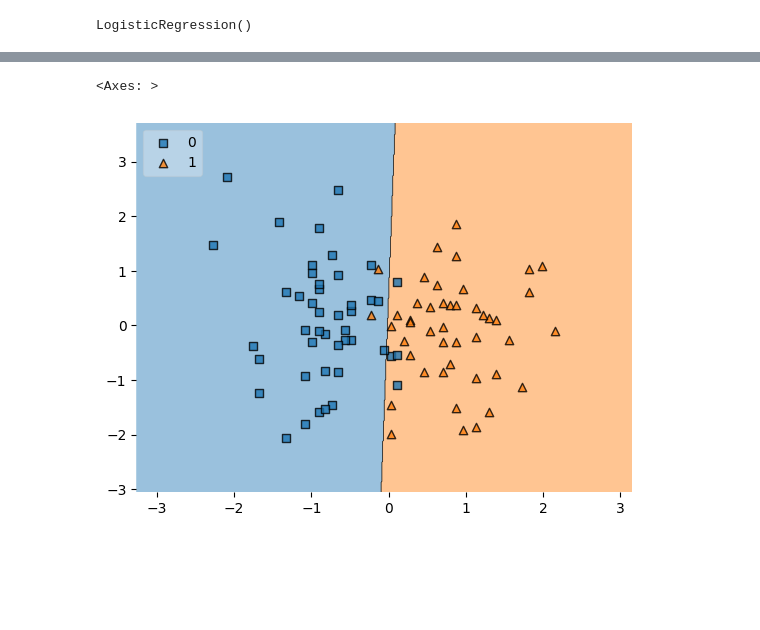
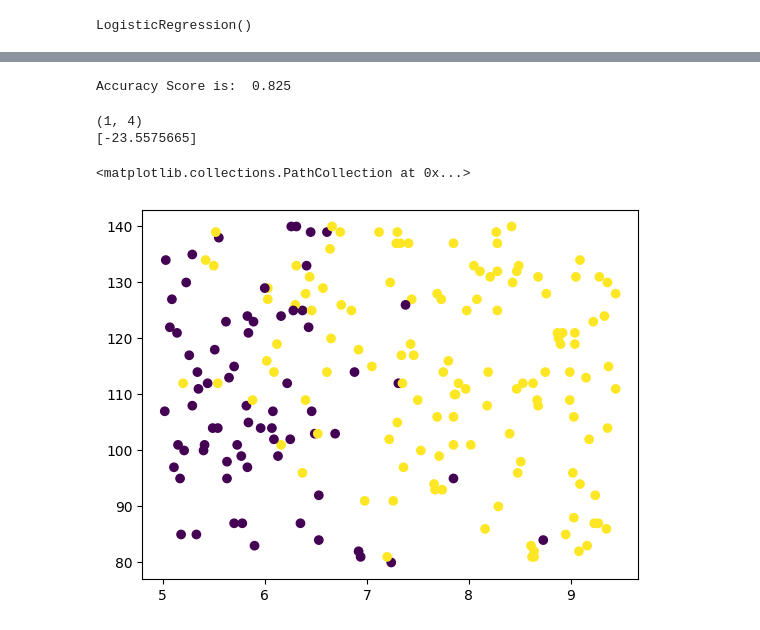
Before and after one commit to Prince-techh/ML_learning, a Jupyter notebook: Logistic_Regression.ipynb, the cells around one changed output, grey strips where cells are left out. Cells and saved outputs as stored; diff of their text form; code cells hidden in the pictures; blank space fills up the shorter version.

```diff
--- a/Logistic_Regression.ipynb
+++ b/Logistic_Regression.ipynb
@@ -152,6 +62,0 @@ accuracy_score(y_test,y_pred)
-# %%
-from mlxtend.plotting import plot_decision_regions
-plot_decision_regions(X_train,y_train.values,clf=clf,legend=2)
-# %% [output]
-<Axes: >
-[figure, removed]
@@ -161,0 +63,15 @@ pickle.dump(clf,open('model.pkl','wb'))
+# %%
+print("Accuracy Score is: ",accuracy_score(y_pred,y_test))
+# %% [output]
+Accuracy Score is:  0.825
+# %%
+print(lr.coef_.shape)
+print(lr.intercept_)
+# %% [output]
+(1, 4)
+[-23.5575665]
+# %%
+plt.scatter(df["CGPA"],df["IQ"],c=df["Placement"])
+# %% [output]
+<matplotlib.collections.PathCollection at 0x...>
+[figure, added]
```
Also changed, not shown: parts of 31 cells of this notebook.
